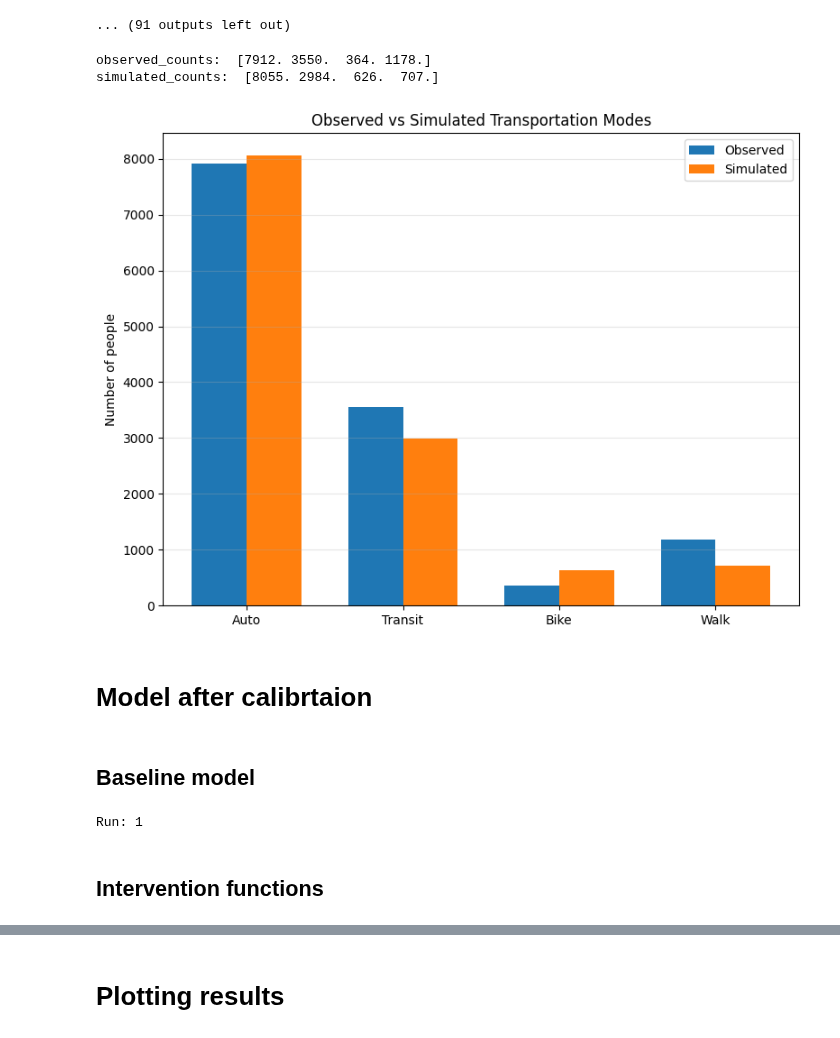
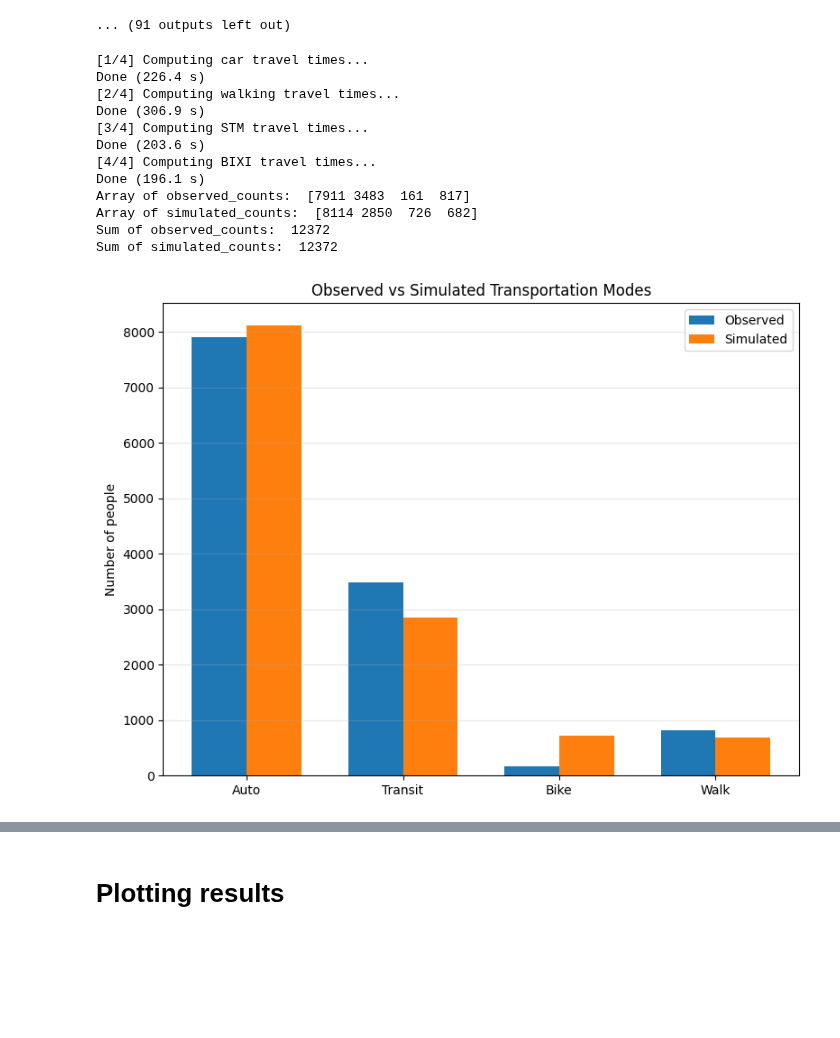
Before and after one commit to Nmg1994/ActiveTransportation, a Jupyter notebook: ABM_ActiveTransportation_EnvironmentalEffect.ipynb, the cells around one changed output, grey strips where cells are left out. Cells and saved outputs as stored; diff of their text form; code cells hidden in the pictures; blank space fills up the shorter version.

```diff
--- a/ABM_ActiveTransportation_EnvironmentalEffect.ipynb
+++ b/ABM_ActiveTransportation_EnvironmentalEffect.ipynb
@@ -1041,12 +1041,12 @@ Betas:
 Optimized_betas = np.load("/content/drive/MyDrive/Transportation_UrbanHealth/Betas.npy")
 
 agents = Transport_model.agent_list
-sample_size = int(0.10 * len(agents)) # 10% of agents
+sample_size = int(0.30 * len(agents)) # 30% of agents
 
 selected_agents = random.sample(agents, sample_size)
 
 # Assigning new residential and workplaces
-for agent in tqdm(selected_agents, desc="Agents: "):
+for agent in tqdm(selected_agents, desc="Number of agents changing their workplaces and residential places: "):
   new_res = Transport_model.residential.sample(n=1)
   agent.res_id = new_res['res_id'].iloc[0]
   agent.assign_nodes()
@@ -1073,12 +1073,14 @@ for a in agents:
   elif a.mode_choice == "bike": counts['bike'] += 1
   else: counts['walk'] += 1
 
+observed_counts = np.array([7911, 3483,  161,  817])
+'''
 observed_counts = np.array([
     round(Transport_model.montreal_da["Car"].sum() / Transport_model.Each_agent_represents),
     round(Transport_model.montreal_da["Transit"].sum() / Transport_model.Each_agent_represents),
     round(Transport_model.montreal_da["Bike"].sum() / Transport_model.Each_agent_represents),
     round(Transport_model.montreal_da["Walk"].sum() / Transport_model.Each_agent_represents)])
-
+'''
 simulated_counts = np.array([
     counts["auto"],
     counts["transit"],
@@ -1091,70 +1093,43 @@ print('Array of simulated_counts: ', simulated_counts)
 
 print('Sum of observed_counts: ', observed_counts.sum())
 print('Sum of simulated_counts: ', simulated_counts.sum())
 
 
 modes = ["Auto","Transit","Bike","Walk"]
 
 x = np.arange(len(modes))
 width = 0.35
 
 plt.figure(figsize=(8,6))
 
 plt.bar(x-width/2,observed_counts,width,label="Observed")
 
 plt.bar(x+width/2,simulated_counts,width,label="Simulated")
 
 plt.xticks(x,modes)
 
 plt.ylabel("Number of people")
 
 plt.title("Observed vs Simulated Transportation Modes")
 
 plt.grid(axis="y",alpha=0.3)
 
 plt.legend()
 
 plt.tight_layout()
 
 plt.show()
 # %% [output]
-observed_counts:  [7912. 3550.  364. 1178.]
-simulated_counts:  [8055. 2984.  626.  707.]
+[1/4] Computing car travel times...
+Done (226.4 s)
+[2/4] Computing walking travel times...
+Done (306.9 s)
+[3/4] Computing STM travel times...
+Done (203.6 s)
+[4/4] Computing BIXI travel times...
+Done (196.1 s)
+Array of observed_counts:  [7911 3483  161  817]
+Array of simulated_counts:  [8114 2850  726  682]
+Sum of observed_counts:  12372
+Sum of simulated_counts:  12372
-[figure, old version]
+[figure, new version]
-# %% [markdown]
-# Model after calibrtaion
-# %% [markdown]
-## Baseline model
-# %%
-Optimized_betas = np.load("/content/drive/MyDrive/Transportation_UrbanHealth/Betas.npy")
-
-df_baseline_results = pd.DataFrame()
-
-for run in range(30):
-  print(f"Run: {run + 1}")
-  Transport_model_baseline = TransportModel(n_rep = 100, Net_car = netx_car, Net_walk = netx_walk, Net_bike = netx_bike,  Net_transit= netx_transit, Wrk_N = workplaces, Schls_N = schools, BiXi_N= bixi, STM_N = stm)
-  Transport_model_baseline.step()
-
-  df = Transport_model_baseline.datacollector.get_agent_vars_dataframe()
-
-  counts = {'Run': run + 1,'auto':0, 'transit':0, 'bike':0, 'walk':0}
-
-  # Update utilities and probabilities after adjusting the betas in the utility function
-  for a in Transport_model_baseline.agent_list:
-      a.compute_utilities(Optimized_betas, df)
-      a.compute_probabilities()
-      a.choose_mode()
-
-      if a.mode_choice == "auto": counts['auto'] += 1
-      elif a.mode_choice == "transit": counts['transit'] += 1
-      elif a.mode_choice == "bike": counts['bike'] += 1
-      else: counts['walk'] += 1
-
-  counts_df = pd.DataFrame([counts])
-  df_baseline_results = pd.concat([df_baseline_results, counts_df], axis= 0, ignore_index=True)
-
-df_baseline_results.to_csv("/content/drive/MyDrive/Transportation_UrbanHealth/Baseline_results.csv", index=False)
-# %% [output]
-Run: 1
-# %% [markdown]
-## Intervention functions
```
Also changed, not shown: parts of 5 cells of this notebook.
